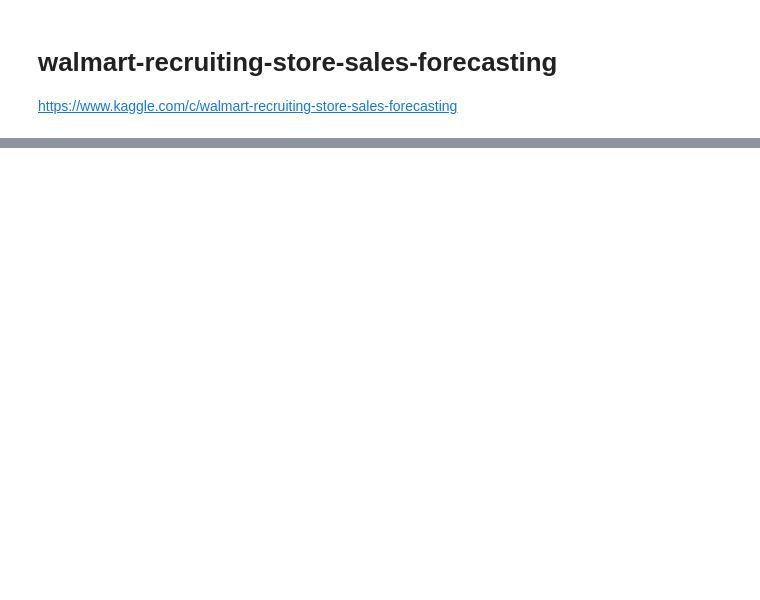
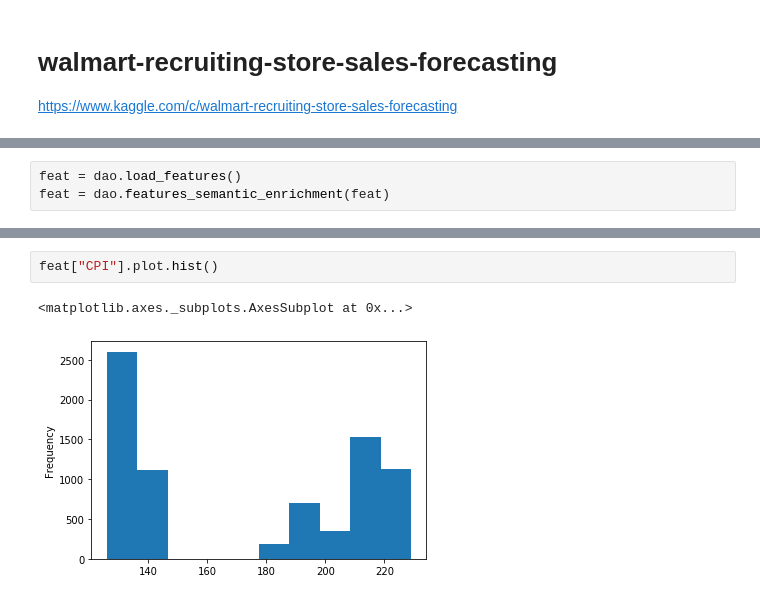
Before and after one commit to talestsp/walmart-recruiting-store-sales-forecasting, a Jupyter notebook: notebooks/exploration/EDA - Features.ipynb, the cells around one changed output, grey strips where cells are left out. Saved outputs shown, nothing was run; the diff lists cells and outputs as text; blank space fills up the shorter version.

```diff
--- a/notebooks/exploration/EDA - Features.ipynb
+++ b/notebooks/exploration/EDA - Features.ipynb
@@ -29 +26,4 @@ feat = feat.sort_values("timestamp")
+# %%
+feat = dao.load_features()
+feat = dao.features_semantic_enrichment(feat)
 # %%
@@ -44,0 +64,5 @@ feat
+# %%
+feat["CPI"].plot.hist()
+# %% [output]
+<matplotlib.axes._subplots.AxesSubplot at 0x...>
+[figure, added]
```
Also changed, not shown: parts of 13 cells of this notebook, 10 other files.
